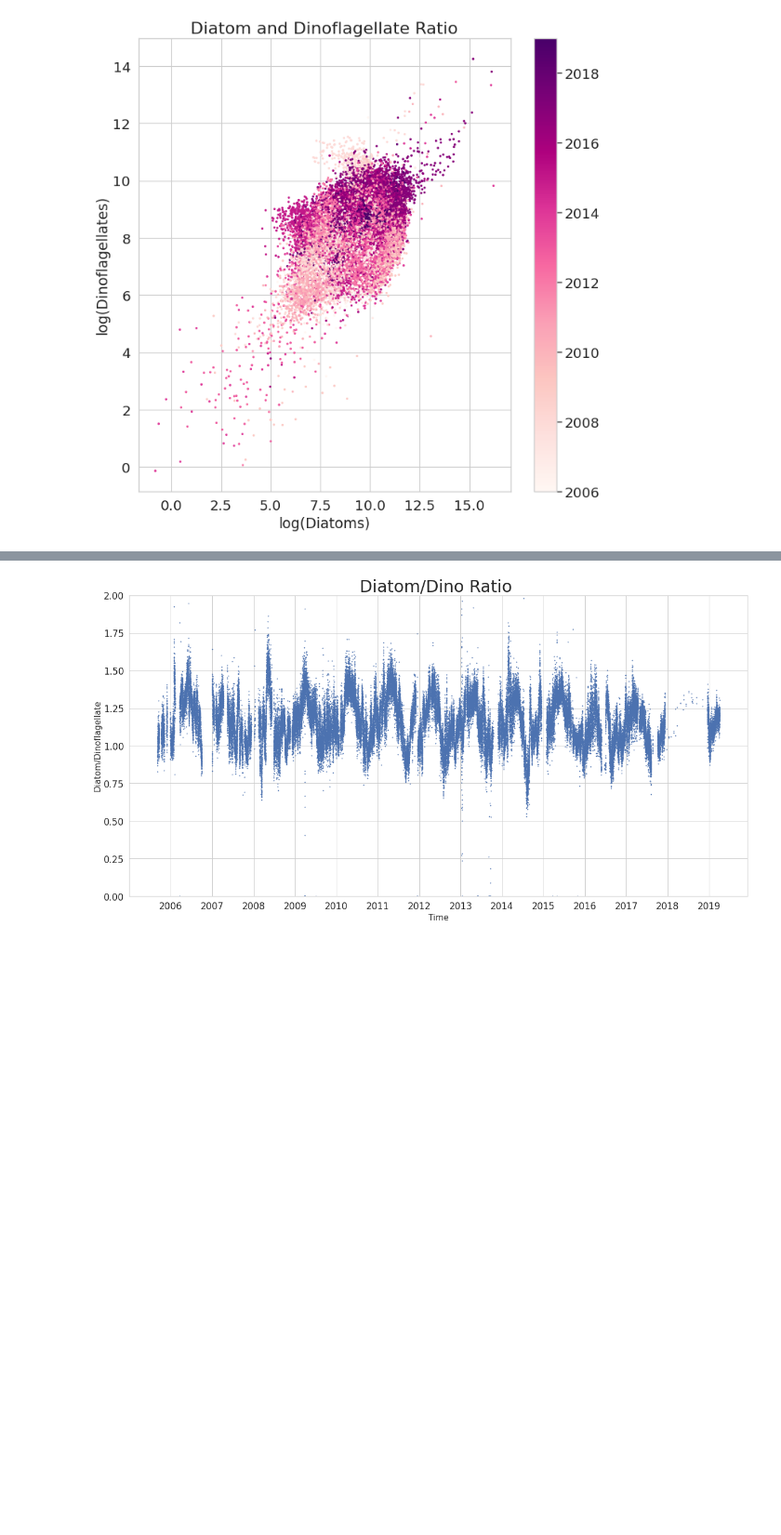
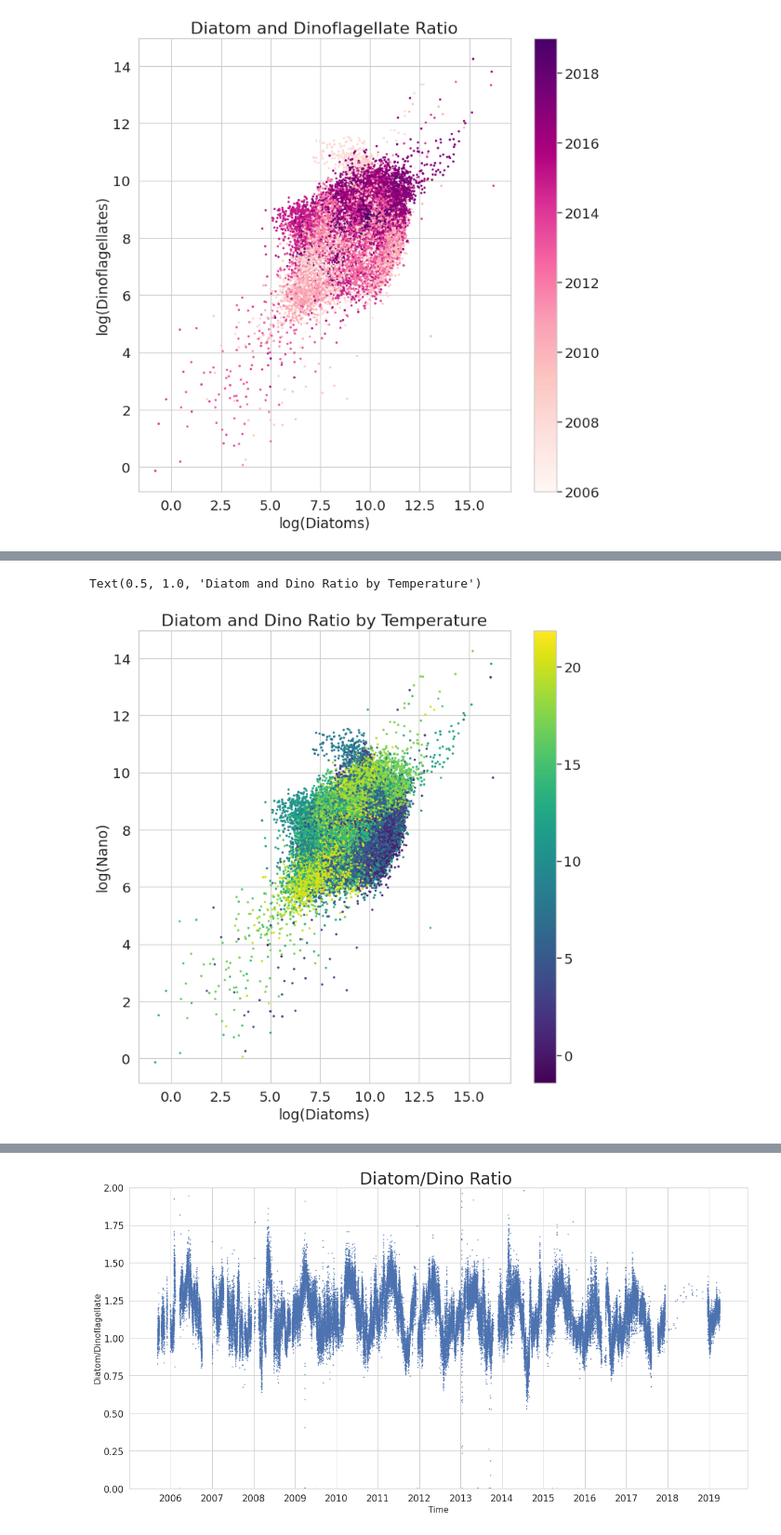
Before and after one commit to miraSantos/plankton-index, a Jupyter notebook: pi_convex_hull.ipynb, the cells around one changed output, grey strips where cells are left out. Shown at 93% size. Drawn from its saved outputs; the diff is of its cells as text; code cells hidden in the pictures; blank space fills up the shorter version.

```diff
--- a/pi_convex_hull.ipynb
+++ b/pi_convex_hull.ipynb
@@ -198,0 +293,18 @@ Text(0.5, 1.0, 'Diatom and Nano Ratio by Month of The Year')
+# %%
+from matplotlib.pyplot import figure
+from scipy.stats import gaussian_kde #req'd for density dot plot
+
+figure(figsize=(10, 10), dpi=80)
+
+plt.scatter(np.log(df_joined['Diatom']),
+            np.log(df_joined['Dinoflagellate']),
+            c=df_joined["temp"],
+           cmap = "viridis",
+           s = 3)
+plt.colorbar()
+plt.xlabel("log(Diatoms)",size = 17)
+plt.ylabel("log(Nano)",size = 17)
+plt.title("Diatom and Dino Ratio by Temperature",size = 20)
+# %% [output]
+Text(0.5, 1.0, 'Diatom and Dino Ratio by Temperature')
+[figure, added]
```
Also changed, not shown: parts of 20 cells of this notebook.
